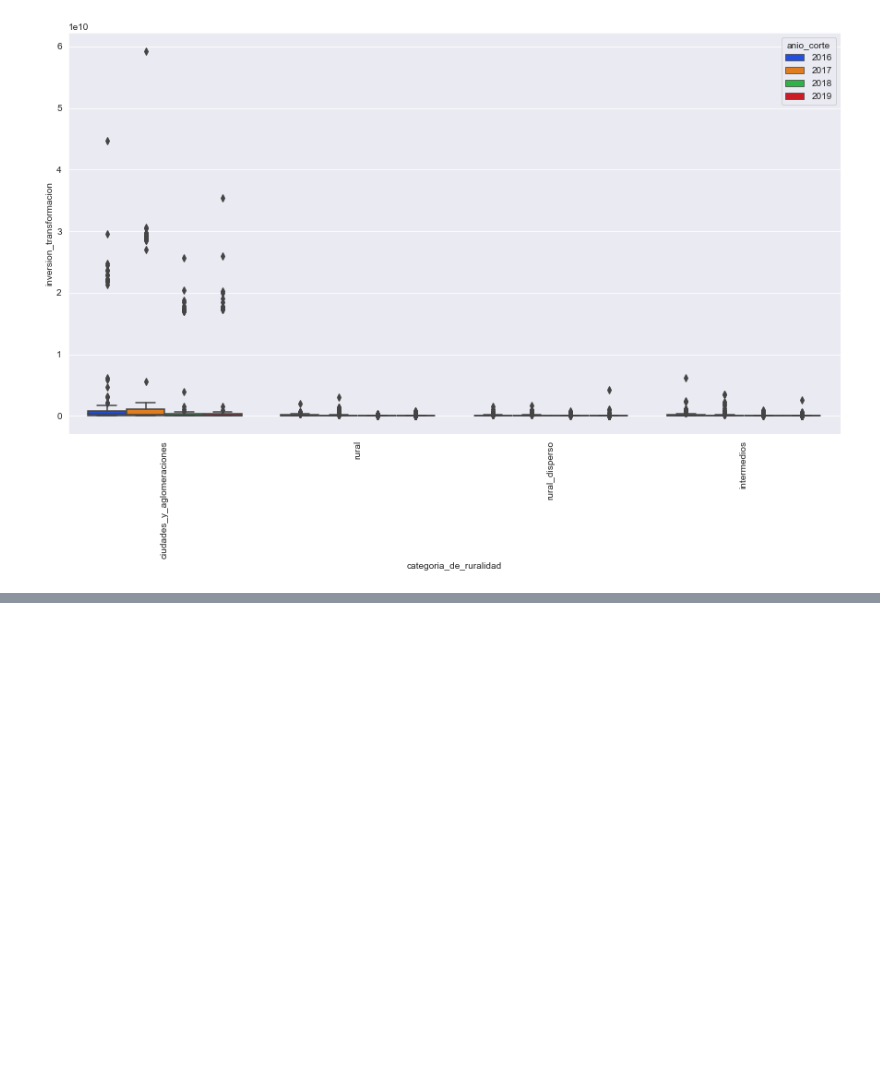
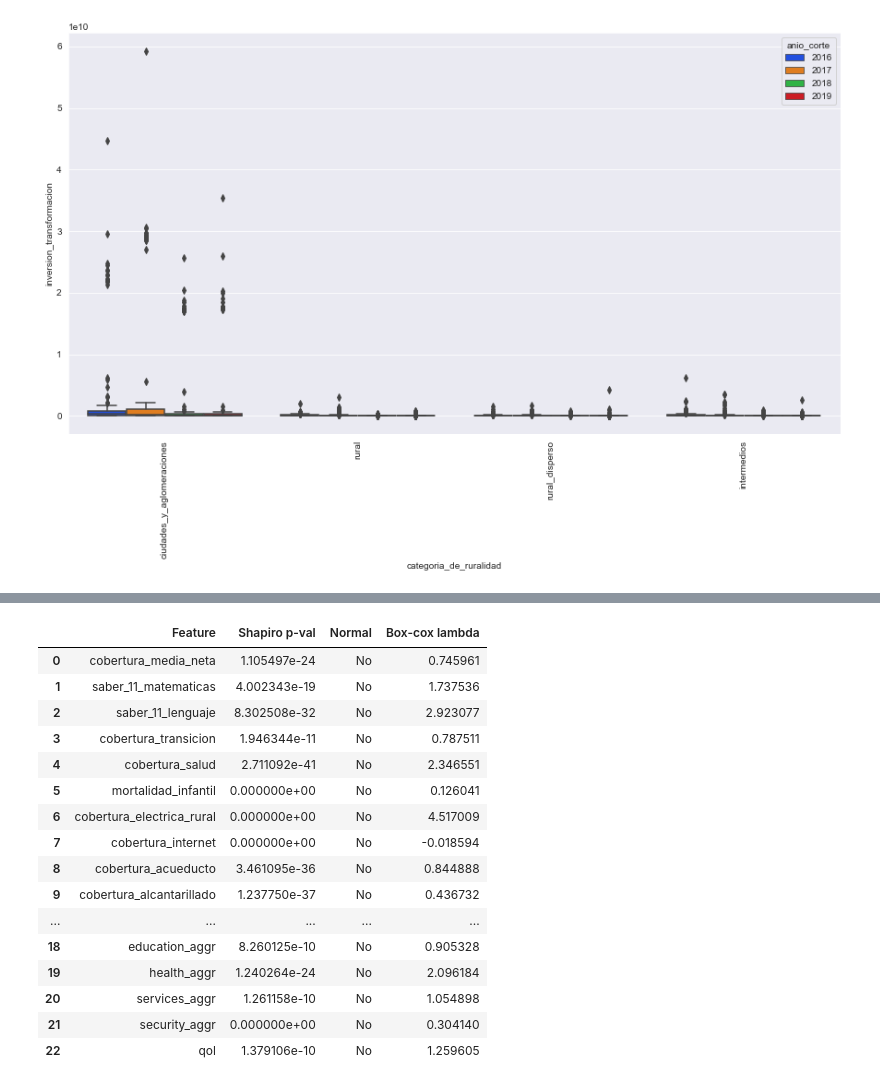
Before and after one commit to druiz35/ds4a_Team75, a Jupyter notebook: data_explor.ipynb, the cells around one changed output, grey strips where cells are left out. Saved outputs shown, nothing was run; the diff lists cells and outputs as text; code cells hidden in the pictures; blank space fills up the shorter version.

```diff
--- a/data_explor.ipynb
+++ b/data_explor.ipynb
@@ -274,0 +291,25 @@ plt.show()
+# %%
+df_merged_final_vars = df_merged.copy()
+df_merged_final_vars = df_merged_final_vars.drop(columns=['vacunacion_pentavalente','hurtos','homicidios','violencia_intrafamiliar'])
+
+df_merged_final_vars['education_aggr'] = (
+    df_merged_final_vars['cobertura_media_neta']
+    + (min_max_standarize(df_merged_final_vars['saber_11_matematicas']) + min_max_standarize(df_merged_final_vars['saber_11_lenguaje']))/2
+    + df_merged_final_vars['cobertura_transicion']
+)/3
+
+df_merged_final_vars['health_aggr'] = (
+    df_merged_final_vars['cobertura_salud']
+    + min_max_standarize(df_merged_final_vars['mortalidad_infantil'])
+    + df_merged_final_vars['vacunacion_pentavalente_0_1']
+)/3
+
+df_merged_final_vars['services_aggr'] = (df_merged_final_vars['cobertura_electrica_rural'] + df_merged_final_vars['cobertura_internet'] + (df_merged_final_vars['cobertura_acueducto'] + df_merged_final_vars['cobertura_alcantarillado'])/2)/3
+
+df_merged_final_vars['security_aggr'] = (
+    min_max_standarize(df_merged_final_vars['hurtos_x_10000_hab'])
+    + min_max_standarize(df_merged_final_vars['homicidios_x_10000_hab'])
+    + min_max_standarize(df_merged_final_vars['violencia_intrafamiliar_x_10000_hab'])
+)/3
+
+df_merged_final_vars['qol']=(df_merged_final_vars['education_aggr']+df_merged_final_vars['health_aggr']+df_merged_final_vars['services_aggr']+df_merged_final_vars['security_aggr'])/4
@@ -274,0 +328,37 @@ plt.show()
+# %%
+features = []
+shap_pvals = []
+normal = []
+box_cox = []
+lambda_ = []
+for feature in df_merged_final_vars.columns:
+    if df_merged_final_vars[feature].dtype in ['int64', 'float64']:
+        features.append(feature)
+        shap_pvals.append(shapiro(df_merged_final_vars[feature])[1])
+        if shapiro(df_merged_final_vars[feature])[1] <0.05:
+            pos_data = df_merged_final_vars[df_merged_final_vars[feature] > 0.0][feature]
+            transformed_feature, lambda_value = stats.boxcox(pos_data)
+            lambda_.append(lambda_value)
+            normal.append('No')
+        else:
+            normal.append('Yes')
+
+pd.DataFrame({'Feature':features, 'Shapiro p-val': shap_pvals, 'Normal':normal, 'Box-cox lambda':lambda_})
+# %% [output]
+|  | Feature | Shapiro p-val | Normal | Box-cox lambda |
+| 0 | cobertura_media_neta | 1.105497e-24 | No | 0.745961 |
+| 1 | saber_11_matematicas | 4.002343e-19 | No | 1.737536 |
+| 2 | saber_11_lenguaje | 8.302508e-32 | No | 2.923077 |
+| 3 | cobertura_transicion | 1.946344e-11 | No | 0.787511 |
+| 4 | cobertura_salud | 2.711092e-41 | No | 2.346551 |
+| 5 | mortalidad_infantil | 0.000000e+00 | No | 0.126041 |
+| 6 | cobertura_electrica_rural | 0.000000e+00 | No | 4.517009 |
+| 7 | cobertura_internet | 0.000000e+00 | No | -0.018594 |
+| 8 | cobertura_acueducto | 3.461095e-36 | No | 0.844888 |
+| 9 | cobertura_alcantarillado | 1.237750e-37 | No | 0.436732 |
+| ... | ... | ... | ... | ... |
+| 18 | education_aggr | 8.260125e-10 | No | 0.905328 |
+| 19 | health_aggr | 1.240264e-24 | No | 2.096184 |
+| 20 | services_aggr | 1.261158e-10 | No | 1.054898 |
+| 21 | security_aggr | 0.000000e+00 | No | 0.304140 |
+| 22 | qol | 1.379106e-10 | No | 1.259605 |
```
Also changed, not shown: parts of 6 cells of this notebook.
